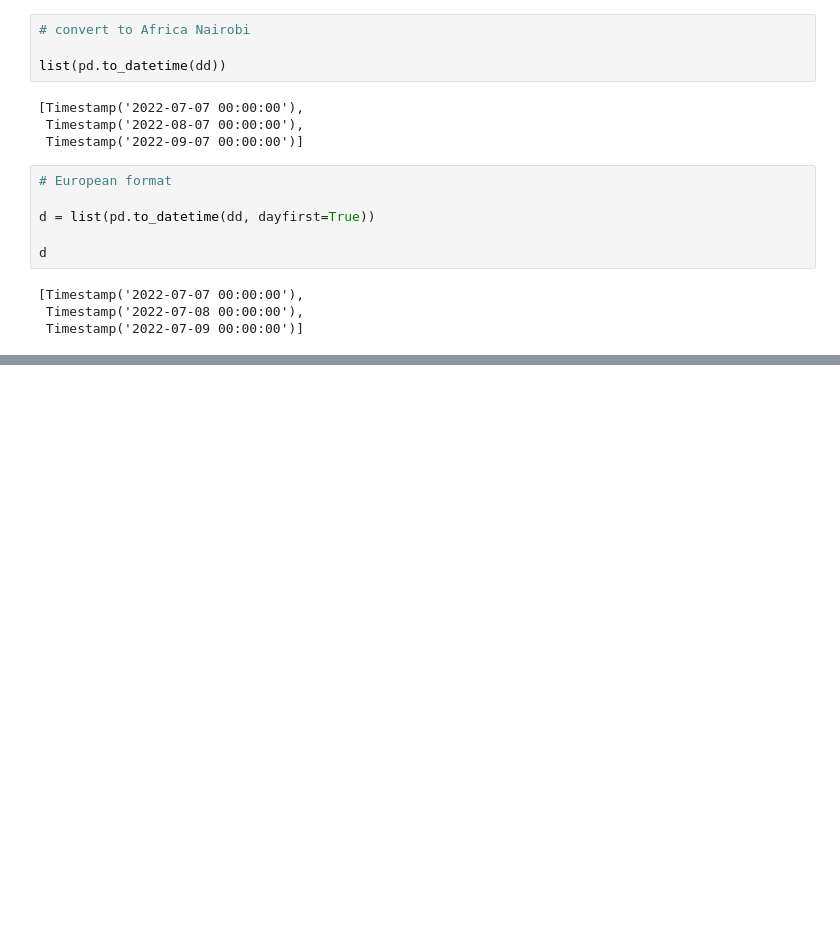
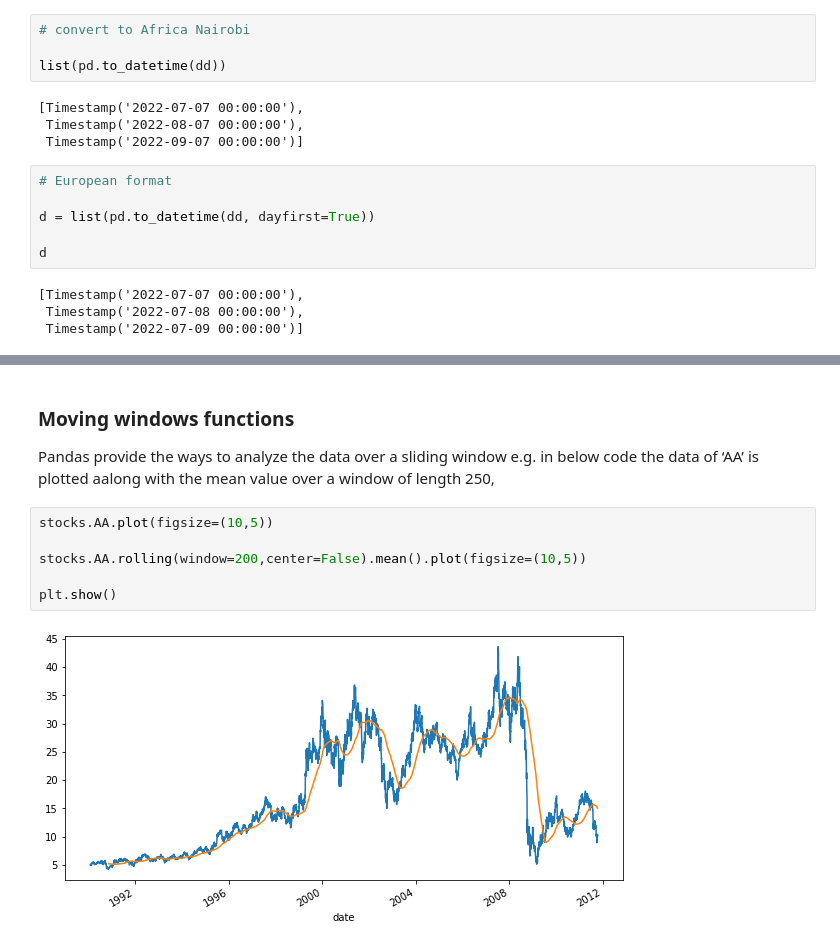
Before and after one commit to oderofrancis/pandas, a Jupyter notebook: pandas.ipynb, the cells around one changed output, grey strips where cells are left out. Saved outputs shown, nothing was run; the diff lists cells and outputs as text; blank space fills up the shorter version.

```diff
--- a/pandas.ipynb
+++ b/pandas.ipynb
@@ -523,0 +661,11 @@ d
+# %% [markdown]
+### Moving windows functions
+Pandas provide the ways to analyze the data over a sliding window e.g. in below code the data of ‘AA’ is plotted aalong with the mean value over a window of length 250,
+# %%
+stocks.AA.plot(figsize=(10,5))
+
+stocks.AA.rolling(window=200,center=False).mean().plot(figsize=(10,5))
+
+plt.show()
+# %% [output]
+[figure, added]
```
Also changed, not shown: parts of 25 cells of this notebook.
